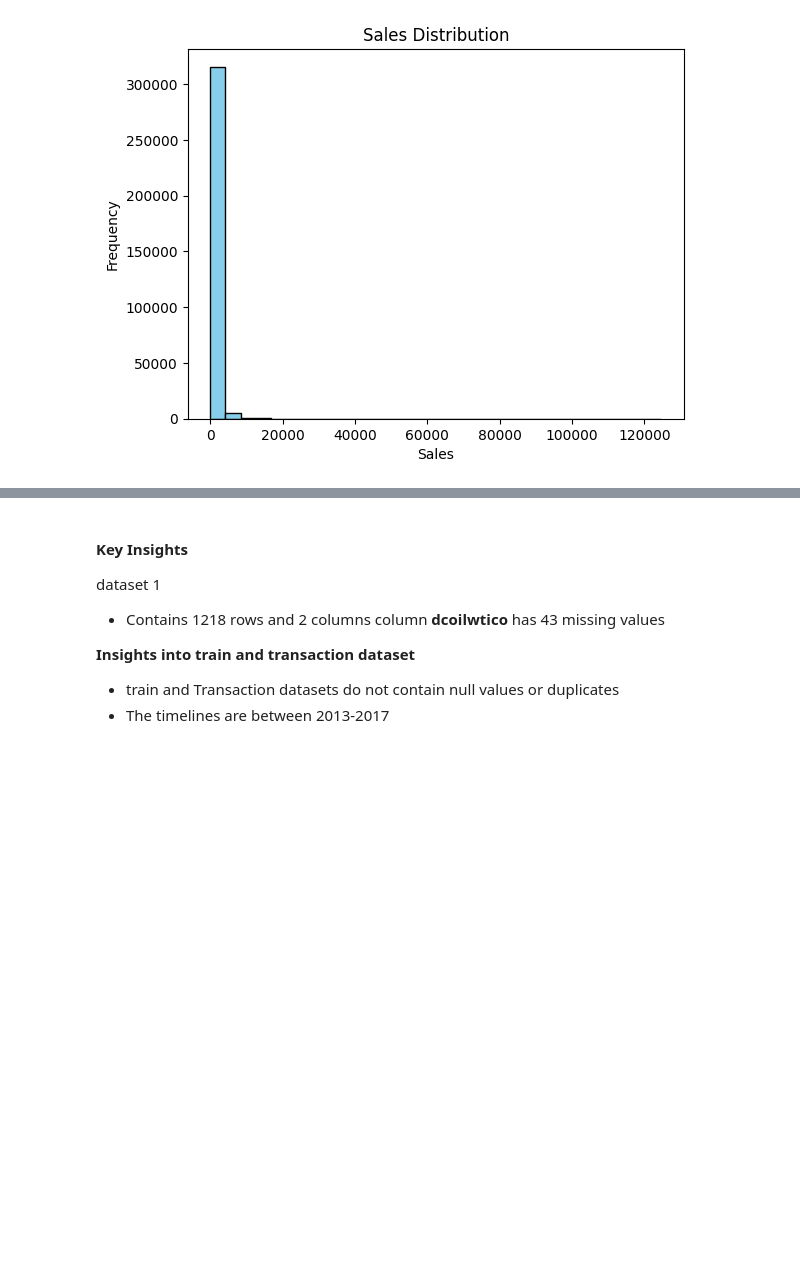
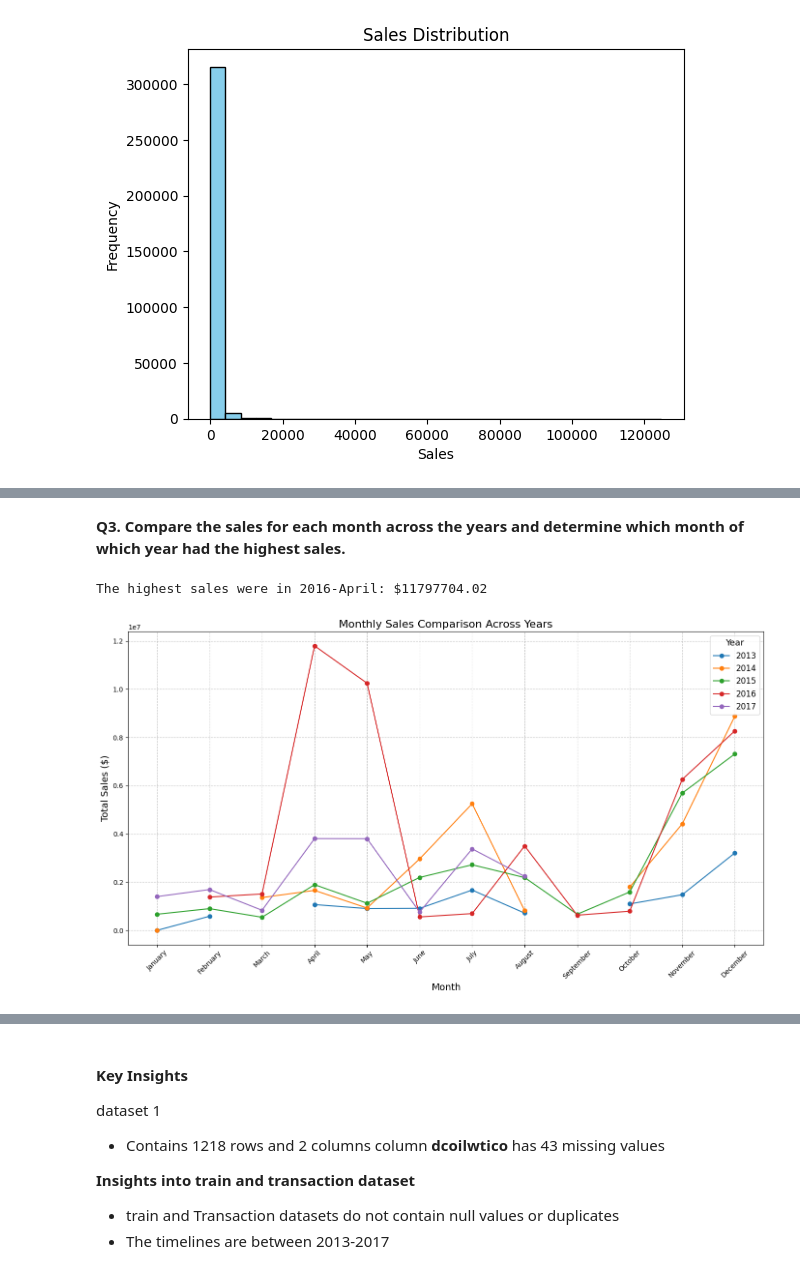
Before and after one commit to JusticeHanson/Sales-Forecasting-Times-Series-Analysis, a Jupyter notebook: notebook/main.ipynb, the cells around one changed output, grey strips where cells are left out. Drawn from its saved outputs; the diff is of its cells as text; code cells hidden in the pictures; blank space fills up the shorter version.

```diff
--- a/notebook/main.ipynb
+++ b/notebook/main.ipynb
@@ -759,0 +850,42 @@ Name: sales, dtype: float64
+# %% [markdown]
+**Q3. Compare the sales for each month across the years and determine which month of which year had the highest sales.**
+# %%
+
+# Group by year and month to get the total sales for each month of each year
+monthly_sales = mt4.groupby(['year', 'month_name'])['sales'].sum().reset_index()
+
+# Determine the month and year with the highest sales
+highest_sales = monthly_sales.loc[monthly_sales['sales'].idxmax()]
+
+# Print the highest sales information
+print(f"The highest sales were in {highest_sales['year']}-{highest_sales['month_name']}: ${highest_sales['sales']:.2f}")
+
+# Pivot the data to have years as columns and months as rows for better visualization
+monthly_sales_pivot = monthly_sales.pivot(index='month_name', columns='year', values='sales')
+
+# Sort the index to ensure months are in order
+monthly_sales_pivot = monthly_sales_pivot.reindex(
+    ['January', 'February', 'March', 'April', 'May', 'June', 'July', 'August', 'September', 'October', 'November', 'December']
+)
+
+# Plot the data
+plt.figure(figsize=(14, 8))
+
+# Line plot for each year
+for year in monthly_sales_pivot.columns:
+    plt.plot(monthly_sales_pivot.index, monthly_sales_pivot[year], marker='o', label=year)
+
+# Add plot titles and labels
+plt.title('Monthly Sales Comparison Across Years', fontsize=16)
+plt.xlabel('Month', fontsize=14)
+plt.ylabel('Total Sales ($)', fontsize=14)
+plt.legend(title='Year', title_fontsize='13', fontsize='12')
+plt.grid(True, linestyle='--', alpha=0.7)
+plt.xticks(rotation=45)
+plt.tight_layout()  # Adjust layout to fit labels
+
+# Show the plot
+plt.show()
+# %% [output]
+The highest sales were in 2016-April: $11797704.02
+[figure, added]
```
Also changed, not shown: parts of 25 cells of this notebook.
